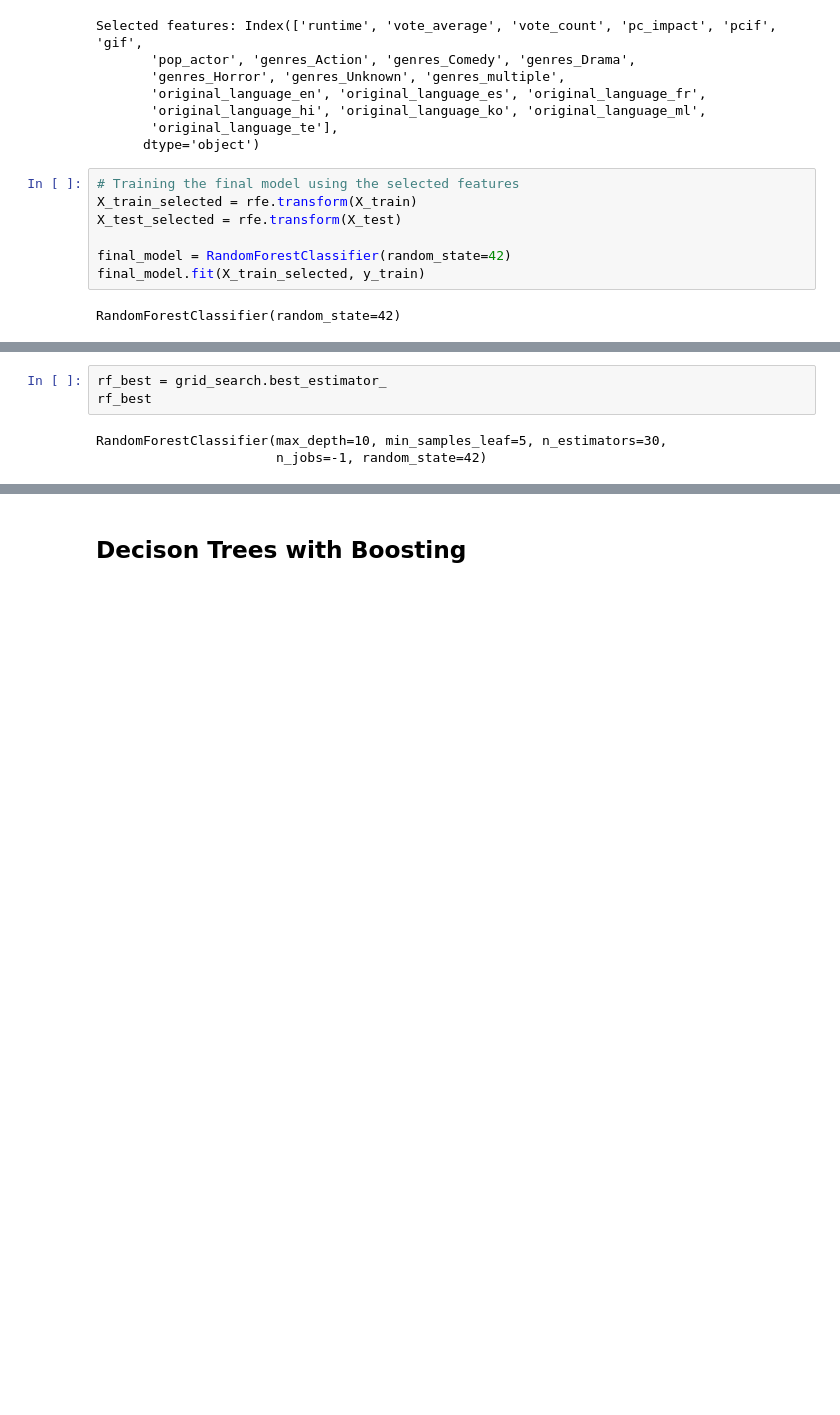
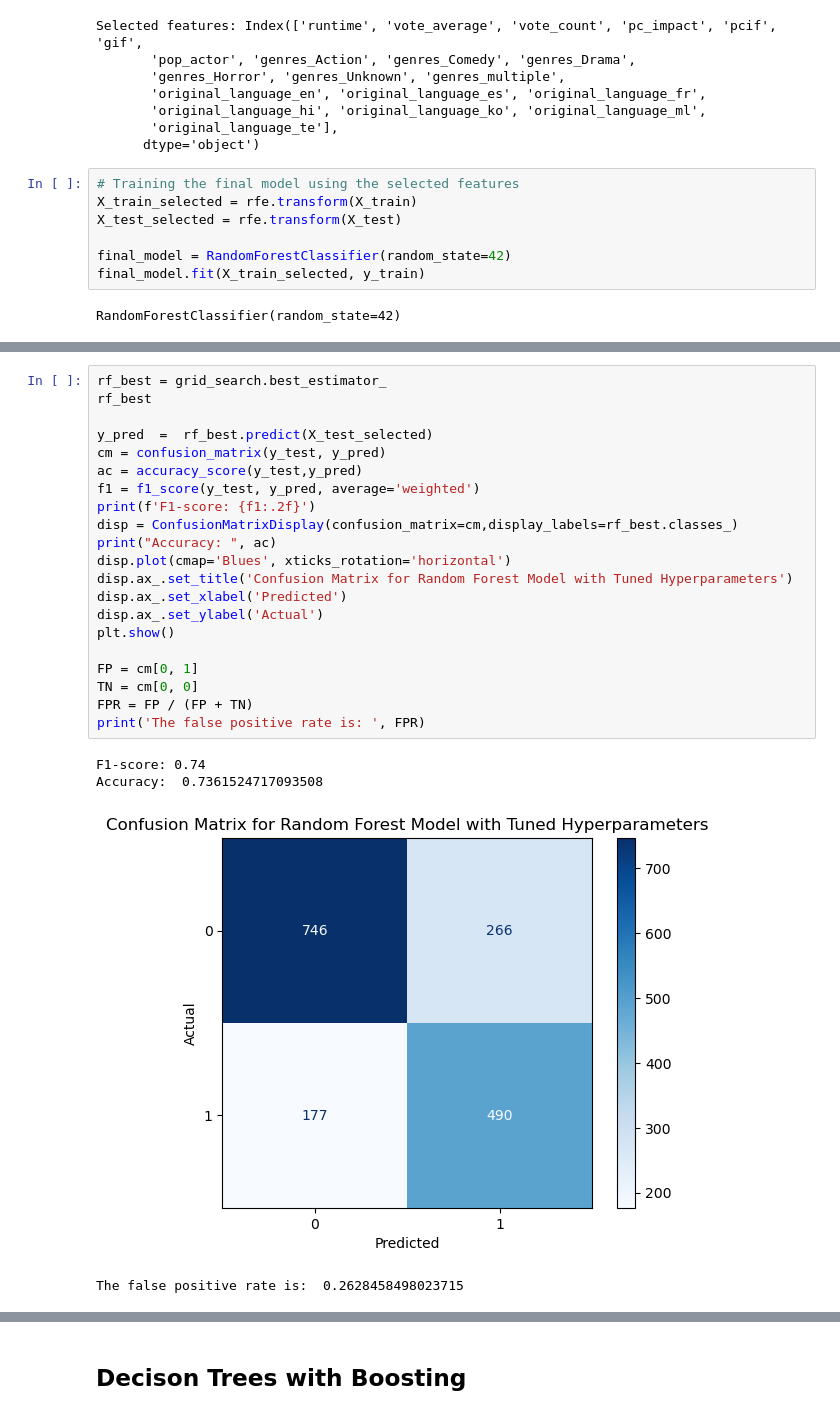
Before and after one commit to Samk104/Cinemalytics, a Jupyter notebook: Cinemalytics_Model.ipynb, the cells around one changed output, grey strips where cells are left out. Drawn from its saved outputs; the diff is of its cells as text; blank space fills up the shorter version.

```diff
--- a/Cinemalytics_Model.ipynb
+++ b/Cinemalytics_Model.ipynb
@@ -357,9 +357,29 @@ grid_search.best_score_
 # %%
 rf_best = grid_search.best_estimator_
 rf_best
+
+y_pred  =  rf_best.predict(X_test_selected)
+cm = confusion_matrix(y_test, y_pred)
+ac = accuracy_score(y_test,y_pred)
+f1 = f1_score(y_test, y_pred, average='weighted')
+print(f'F1-score: {f1:.2f}')
+disp = ConfusionMatrixDisplay(confusion_matrix=cm,display_labels=rf_best.classes_)
+print("Accuracy: ", ac)
+disp.plot(cmap='Blues', xticks_rotation='horizontal')
+disp.ax_.set_title('Confusion Matrix for Random Forest Model with Tuned Hyperparameters')
+disp.ax_.set_xlabel('Predicted')
+disp.ax_.set_ylabel('Actual')
+plt.show()
+
+FP = cm[0, 1]
+TN = cm[0, 0]
+FPR = FP / (FP + TN)
+print('The false positive rate is: ', FPR)
 # %% [output]
-RandomForestClassifier(max_depth=10, min_samples_leaf=5, n_estimators=30,
-                       n_jobs=-1, random_state=42)
+F1-score: 0.74
+Accuracy:  0.7361524717093508
+[figure, added]
+The false positive rate is:  0.2628458498023715
 # %%
 from sklearn.tree import plot_tree
 plt.figure(figsize=(80,40))
```
Also changed, not shown: parts of 23 cells of this notebook.
